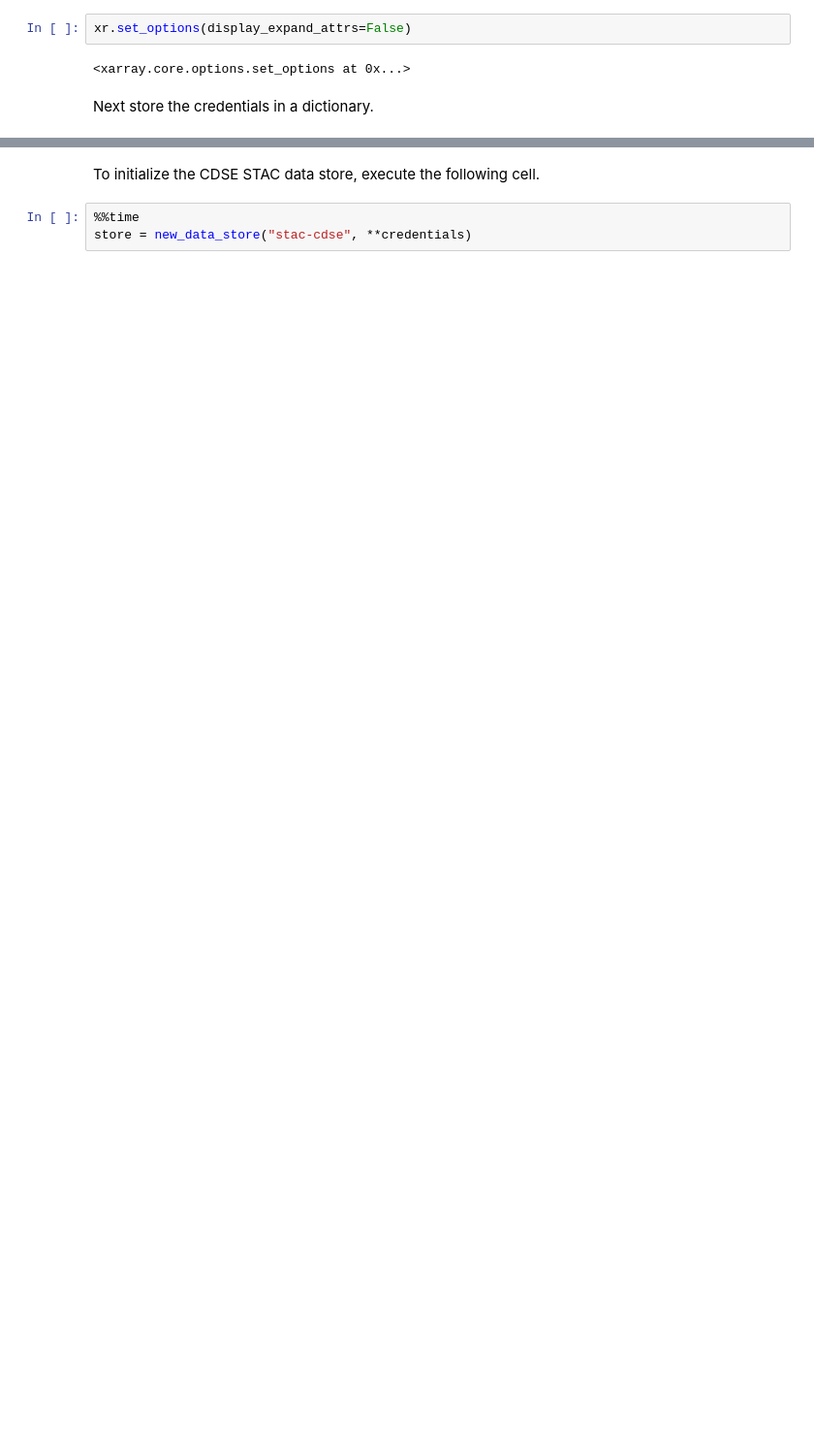
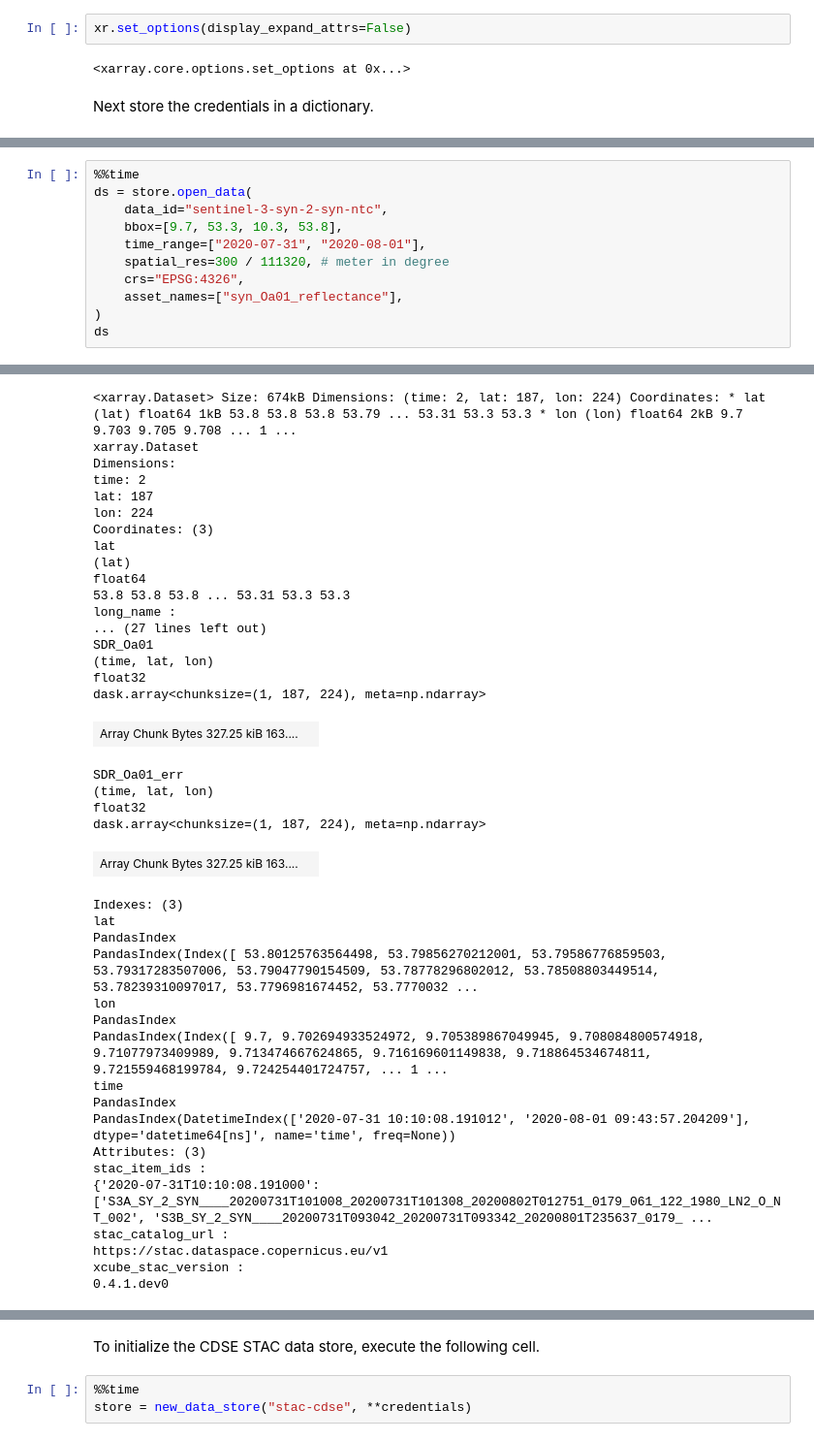
Before and after one commit to xcube-dev/xcube-stac, a Jupyter notebook: examples/notebooks/cdse_sentinel_3.ipynb, the cells around one changed output, grey strips where cells are left out. Shown at 97% size. Saved outputs shown, nothing was run; the diff lists cells and outputs as text; blank space fills up the shorter version.

```diff
--- a/examples/notebooks/cdse_sentinel_3.ipynb
+++ b/examples/notebooks/cdse_sentinel_3.ipynb
@@ -34,0 +82,12 @@ First, we get the store parameters needed to initialize a STAC [data store](http
+# %%
+%%time
+ds = store.open_data(
+    data_id="sentinel-3-syn-2-syn-ntc",
+    bbox=[9.7, 53.3, 10.3, 53.8],
+    time_range=["2020-07-31", "2020-08-01"],
+    spatial_res=300 / 111320, # meter in degree
+    crs="EPSG:4326",
+    asset_names=["syn_Oa01_reflectance"],
+)
+ds
+# %% [output]
@@ -34,0 +96,40 @@ First, we get the store parameters needed to initialize a STAC [data store](http
+<xarray.Dataset> Size: 674kB Dimensions: (time: 2, lat: 187, lon: 224) Coordinates: * lat (lat) float64 1kB 53.8 53.8 53.8 53.79 ... 53.31 53.3 53.3 * lon (lon) float64 2kB 9.7 9.703 9.705 9.708 ... 1 ...
+xarray.Dataset
+Dimensions:
+time: 2
+lat: 187
+lon: 224
+Coordinates: (3)
+lat
+(lat)
+float64
+53.8 53.8 53.8 ... 53.31 53.3 53.3
+long_name :
+... (27 lines left out)
+SDR_Oa01
+(time, lat, lon)
+float32
+dask.array<chunksize=(1, 187, 224), meta=np.ndarray>
+| Array Chunk Bytes 327.25 kiB 163.... |  |
+SDR_Oa01_err
+(time, lat, lon)
+float32
+dask.array<chunksize=(1, 187, 224), meta=np.ndarray>
+| Array Chunk Bytes 327.25 kiB 163.... |  |
+Indexes: (3)
+lat
+PandasIndex
+PandasIndex(Index([ 53.80125763564498, 53.79856270212001, 53.79586776859503, 53.79317283507006, 53.79047790154509, 53.78778296802012, 53.78508803449514, 53.78239310097017, 53.7796981674452, 53.7770032 ...
+lon
+PandasIndex
+PandasIndex(Index([ 9.7, 9.702694933524972, 9.705389867049945, 9.708084800574918, 9.71077973409989, 9.713474667624865, 9.716169601149838, 9.718864534674811, 9.721559468199784, 9.724254401724757, ... 1 ...
+time
+PandasIndex
+PandasIndex(DatetimeIndex(['2020-07-31 10:10:08.191012', '2020-08-01 09:43:57.204209'], dtype='datetime64[ns]', name='time', freq=None))
+Attributes: (3)
+stac_item_ids :
+{'2020-07-31T10:10:08.191000': ['S3A_SY_2_SYN____20200731T101008_20200731T101308_20200802T012751_0179_061_122_1980_LN2_O_NT_002', 'S3B_SY_2_SYN____20200731T093042_20200731T093342_20200801T235637_0179_ ...
+stac_catalog_url :
+https://stac.dataspace.copernicus.eu/v1
+xcube_stac_version :
+0.4.1.dev0
```
Also changed, not shown: parts of 23 cells of this notebook, 14 other files.
